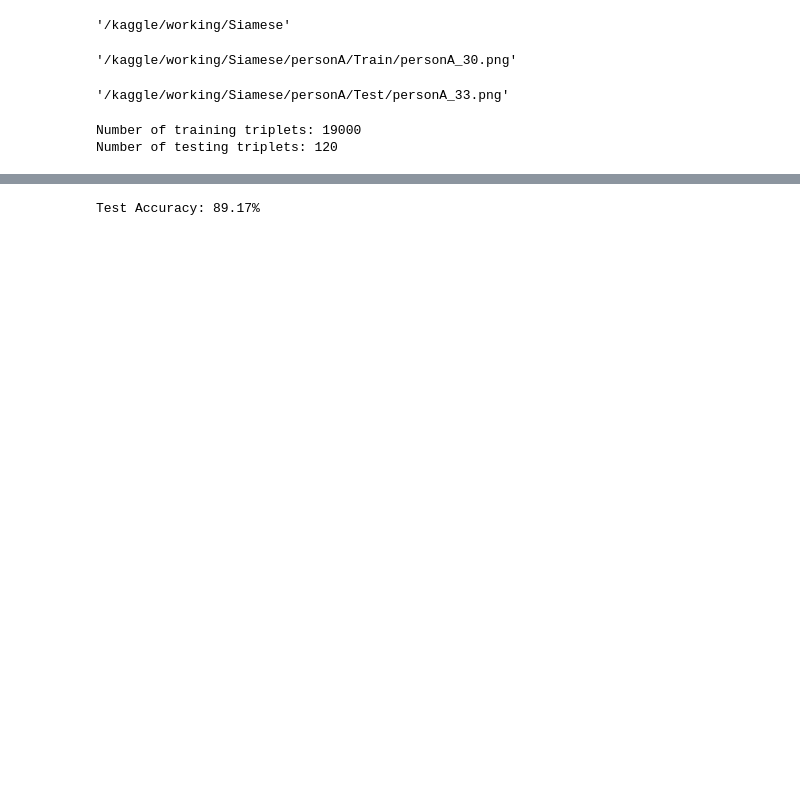
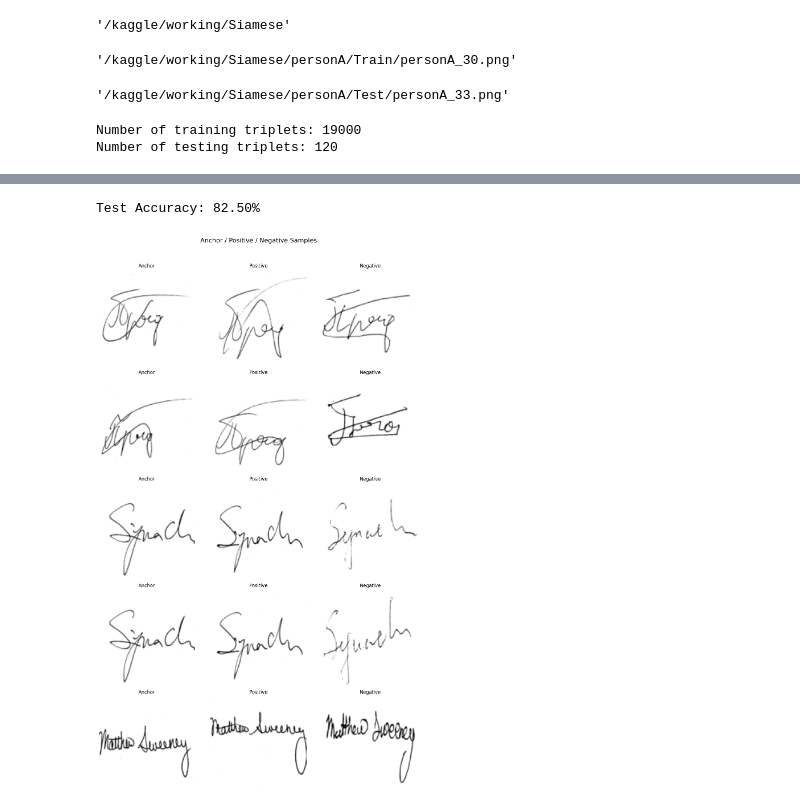
Before and after one commit to Korayem22/Computer_Vision-, a Jupyter notebook: Siamese_network/Siamese_Network.ipynb, the cells around one changed output, grey strips where cells are left out. Saved outputs shown, nothing was run; the diff lists cells and outputs as text; code cells hidden in the pictures; blank space fills up the shorter version.

Commit message:
added visuals

```diff
--- a/Siamese_network/Siamese_Network.ipynb
+++ b/Siamese_network/Siamese_Network.ipynb
@@ -132,7 +132,7 @@ transform = transforms.Compose([
 ])
 
 dataset = TripletDataset(train_triplets, transform=transform)
-train_loader = DataLoader(dataset, batch_size=256, shuffle=True)
+train_loader = DataLoader(dataset, batch_size=16, shuffle=True)
 # %%
 class SiameseNetwork(nn.Module):
     def __init__(self):
@@ -174,11 +174,11 @@ class TripletLoss(nn.Module):
         loss = torch.mean(torch.relu(d_pos - d_neg + self.margin))
         return loss
 # %%
-num_epochs = 5
+num_epochs = 1
 device = torch.device('cuda' if torch.cuda.is_available() else 'cpu')
 model = SiameseNetwork().to(device)
-criterion = TripletLoss(margin=2.0)
-optimizer = torch.optim.Adam(model.parameters(), lr=0.00005)
+criterion = TripletLoss(margin=1.5)
+optimizer = torch.optim.Adam(model.parameters(), lr=0.00001)
 
 for epoch in range(num_epochs):
     model.train()
@@ -209,8 +205,8 @@ Epoch [5/5], Avg Loss: 0.0000
 # %%
 dataset = TripletDataset(test_triplets, transform=transform)
-test_loader = DataLoader(dataset, batch_size=128, shuffle=True)
+test_loader = DataLoader(dataset, batch_size=64, shuffle=True)
 # %%
-model.eval()
+## model.eval()
 correct = 0
 total = 0
 
@@ -231,4 +227,41 @@ with torch.no_grad():
 accuracy = correct / total * 100
 print(f"\nTest Accuracy: {accuracy:.2f}%")
 # %% [output]
-Test Accuracy: 89.17%
+Test Accuracy: 82.50%
+# %%
+import random
+def visualize_triplets(dataset, num_samples=5):
+    fig, axes = plt.subplots(num_samples, 3, figsize=(12, num_samples * 4))
+    fig.suptitle("Anchor / Positive / Negative Samples", fontsize=16)
+
+    for i in range(num_samples):
+        j = random.randint(0,120)
+        anchor, positive, negative = dataset[j]
+
+        # Convert tensors to numpy arrays for visualization
+        anchor_img = anchor.permute(1, 2, 0).numpy()
+        positive_img = positive.permute(1, 2, 0).numpy()
+        negative_img = negative.permute(1, 2, 0).numpy()
+
+        # Plot anchor
+        axes[i, 0].imshow(anchor_img)
+        axes[i, 0].set_title("Anchor")
+        axes[i, 0].axis("off")
+
+        # Plot positive
+        axes[i, 1].imshow(positive_img)
+        axes[i, 1].set_title("Positive")
+        axes[i, 1].axis("off")
+
+        # Plot negative
+        axes[i, 2].imshow(negative_img)
+        axes[i, 2].set_title("Negative")
+        axes[i, 2].axis("off")
+
+    plt.tight_layout(rect=[0, 0, 1, 0.96])
+    plt.show()
+
+# Visualize triplets from the training dataset
+visualize_triplets(dataset, num_samples=5)
+# %% [output]
+[figure, added]
```
Also changed, not shown: parts of 1 cell of this notebook, 1 other file.
